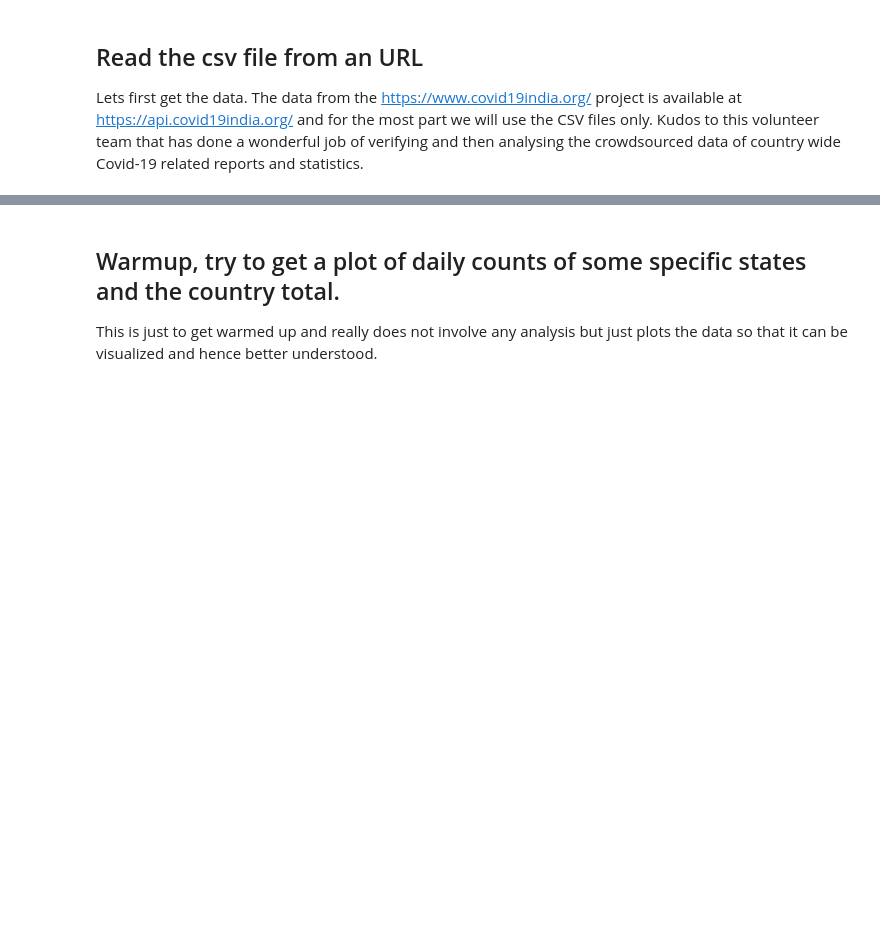
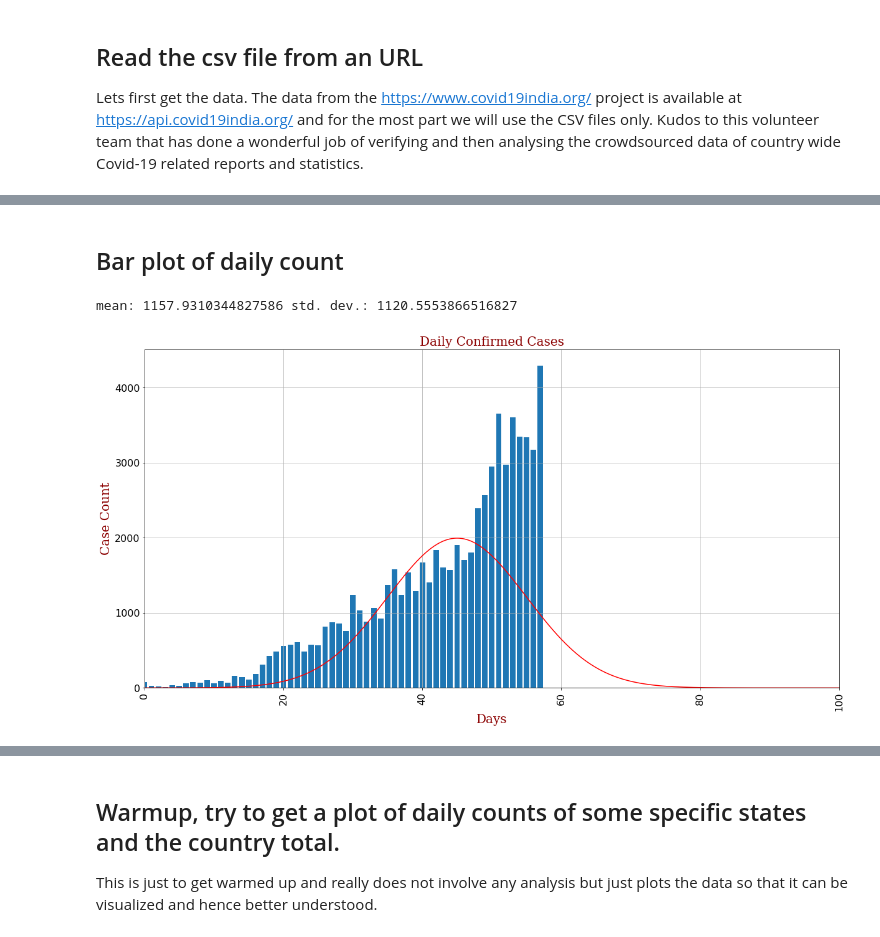
Before and after one commit to amsaha/covid-20, a Jupyter notebook: India Covid19.ipynb, the cells around one changed output, grey strips where cells are left out. Saved outputs shown, nothing was run; the diff lists cells and outputs as text; code cells hidden in the pictures; blank space fills up the shorter version.

```diff
--- a/India Covid19.ipynb
+++ b/India Covid19.ipynb
@@ -48,0 +100,40 @@ window=5
+# %% [markdown]
+## Bar plot of daily count
+# %%
+from scipy.stats import norm
+
+confirmed = data
+
+# making a copy of the dates since we are going to remove that column
+# since that is the only column with strings
+dates=confirmed['date']
+xmin, xmax = 0, 100
+
+# drop the date column (axis = 1 means column)
+confirmed=confirmed.drop(['date'], axis=1)
+
+mean,std=norm.fit(confirmed['TT'])
+print("mean: " + str(mean) + " std. dev.: " + str(std))
+
+fig=plt.figure(figsize=(20,10))
+plt.xticks(rotation=90)
+plt.xticks(fontsize=myfontsize)
+plt.yticks(fontsize=myfontsize)
+plt.grid(True)
+plt.title('Daily Confirmed Cases', fontdict=font)
+plt.xlabel('Days', fontdict=font)
+plt.ylabel('Case Count', fontdict=font)
+plt.xlim(xmin, xmax)
+
+#plt.plot(confirmed['TT'])
+plt.bar(confirmed['TT'].index, confirmed['TT'])
+#xmin, xmax = plt.xlim()
+x = np.linspace(xmin, xmax, 1000)
+y = 50000*norm.pdf(x, 45, 10)
+#print(x)
+#print(y)
+plt.plot(x, y, 'r-')
+plt.show()
+# %% [output]
+mean: 1157.9310344827586 std. dev.: 1120.5553866516827
+[figure, added]
```
Also changed, not shown: parts of 17 cells of this notebook, 1 other file.
